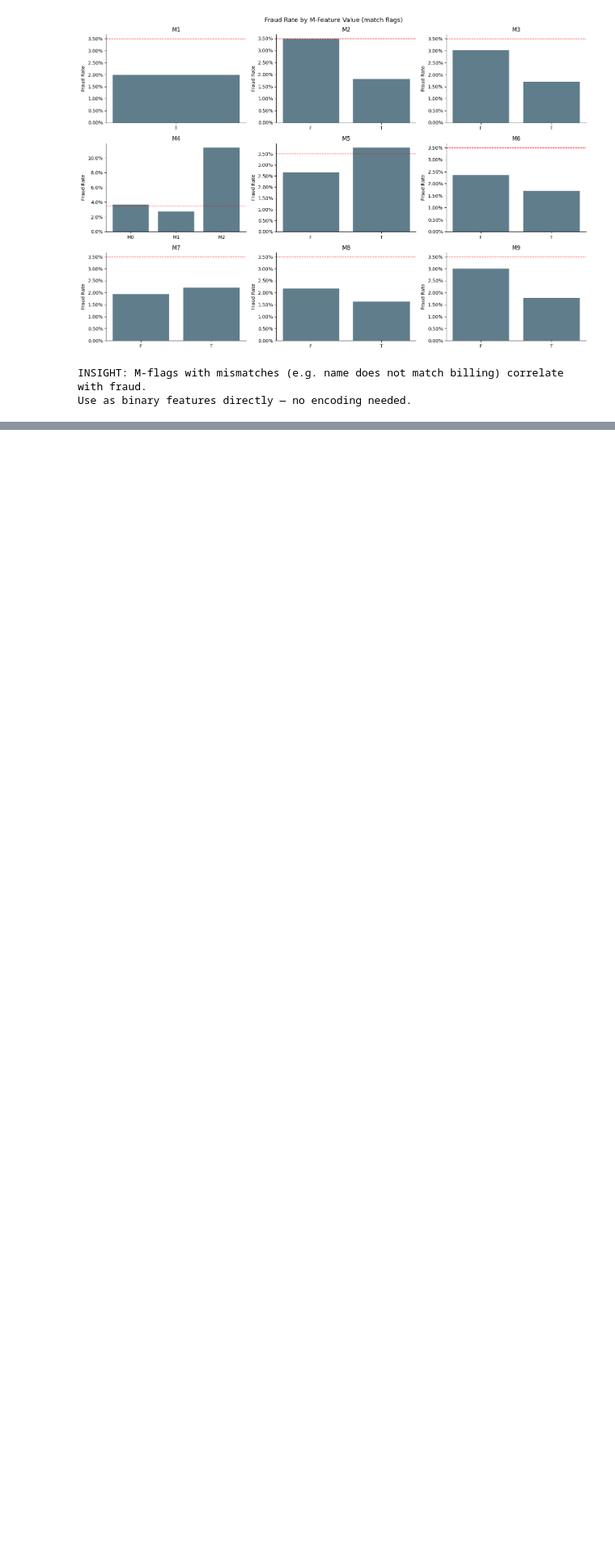
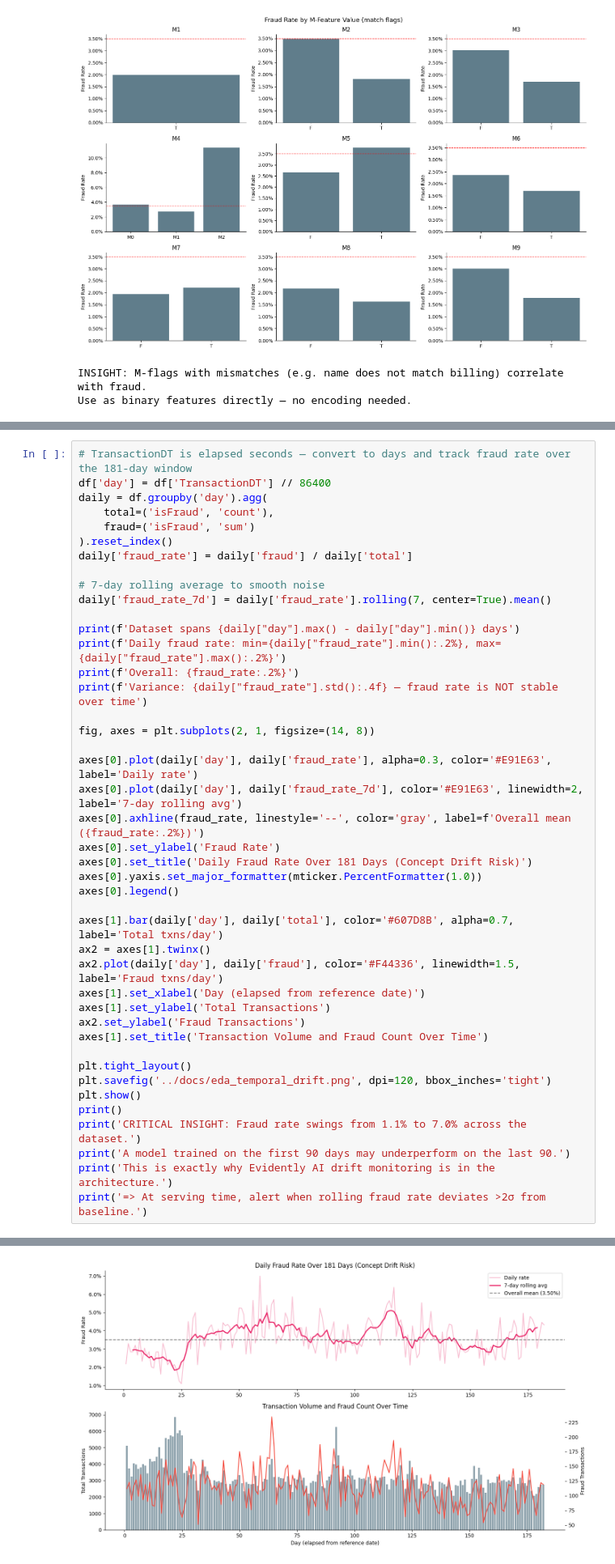
Before and after one commit to vanshkamra12/fraudshield-mlops, a Jupyter notebook: notebooks/01_eda.ipynb, the cells around one changed output, grey strips where cells are left out. Shown at 81% size. Drawn from its saved outputs; the diff is of its cells as text; blank space fills up the shorter version.

```diff
--- a/notebooks/01_eda.ipynb
+++ b/notebooks/01_eda.ipynb
@@ -537,0 +540,44 @@ Use as binary features directly — no encoding needed.
+# %%
+# TransactionDT is elapsed seconds — convert to days and track fraud rate over the 181-day window
+df['day'] = df['TransactionDT'] // 86400
+daily = df.groupby('day').agg(
+    total=('isFraud', 'count'),
+    fraud=('isFraud', 'sum')
+).reset_index()
+daily['fraud_rate'] = daily['fraud'] / daily['total']
+
+# 7-day rolling average to smooth noise
+daily['fraud_rate_7d'] = daily['fraud_rate'].rolling(7, center=True).mean()
+
+print(f'Dataset spans {daily["day"].max() - daily["day"].min()} days')
+print(f'Daily fraud rate: min={daily["fraud_rate"].min():.2%}, max={daily["fraud_rate"].max():.2%}')
+print(f'Overall: {fraud_rate:.2%}')
+print(f'Variance: {daily["fraud_rate"].std():.4f} — fraud rate is NOT stable over time')
+
+fig, axes = plt.subplots(2, 1, figsize=(14, 8))
+
+axes[0].plot(daily['day'], daily['fraud_rate'], alpha=0.3, color='#E91E63', label='Daily rate')
+axes[0].plot(daily['day'], daily['fraud_rate_7d'], color='#E91E63', linewidth=2, label='7-day rolling avg')
+axes[0].axhline(fraud_rate, linestyle='--', color='gray', label=f'Overall mean ({fraud_rate:.2%})')
+axes[0].set_ylabel('Fraud Rate')
+axes[0].set_title('Daily Fraud Rate Over 181 Days (Concept Drift Risk)')
+axes[0].yaxis.set_major_formatter(mticker.PercentFormatter(1.0))
+axes[0].legend()
+
+axes[1].bar(daily['day'], daily['total'], color='#607D8B', alpha=0.7, label='Total txns/day')
+ax2 = axes[1].twinx()
+ax2.plot(daily['day'], daily['fraud'], color='#F44336', linewidth=1.5, label='Fraud txns/day')
+axes[1].set_xlabel('Day (elapsed from reference date)')
+axes[1].set_ylabel('Total Transactions')
+ax2.set_ylabel('Fraud Transactions')
+axes[1].set_title('Transaction Volume and Fraud Count Over Time')
+
+plt.tight_layout()
+plt.savefig('../docs/eda_temporal_drift.png', dpi=120, bbox_inches='tight')
+plt.show()
+print()
+print('CRITICAL INSIGHT: Fraud rate swings from 1.1% to 7.0% across the dataset.')
+print('A model trained on the first 90 days may underperform on the last 90.')
+print('This is exactly why Evidently AI drift monitoring is in the architecture.')
+print('=> At serving time, alert when rolling fraud rate deviates >2σ from baseline.')
+# %% [output]
@@ -537,0 +588 @@ Use as binary features directly — no encoding needed.
+[figure, added]
```
Also changed, not shown: parts of 7 cells of this notebook, 2 other files.
